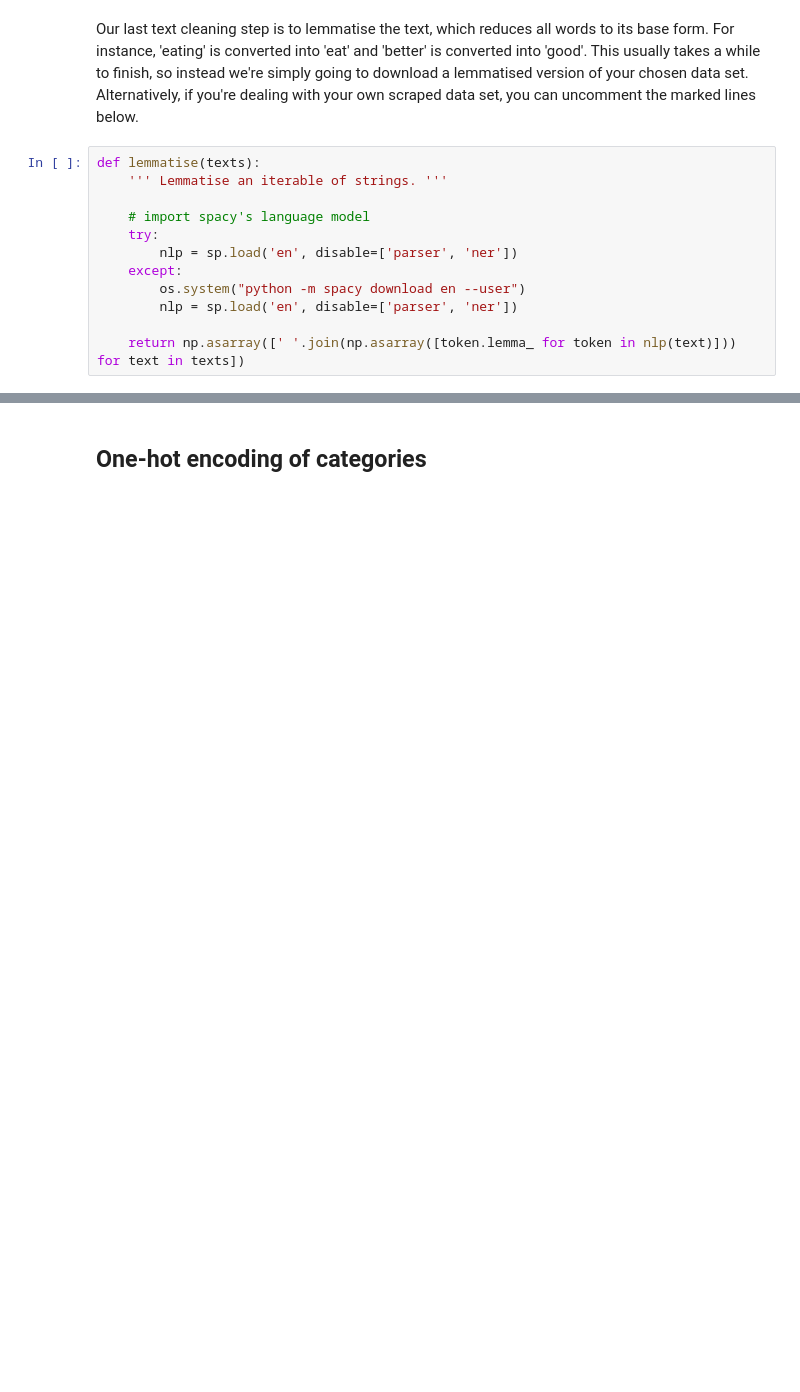
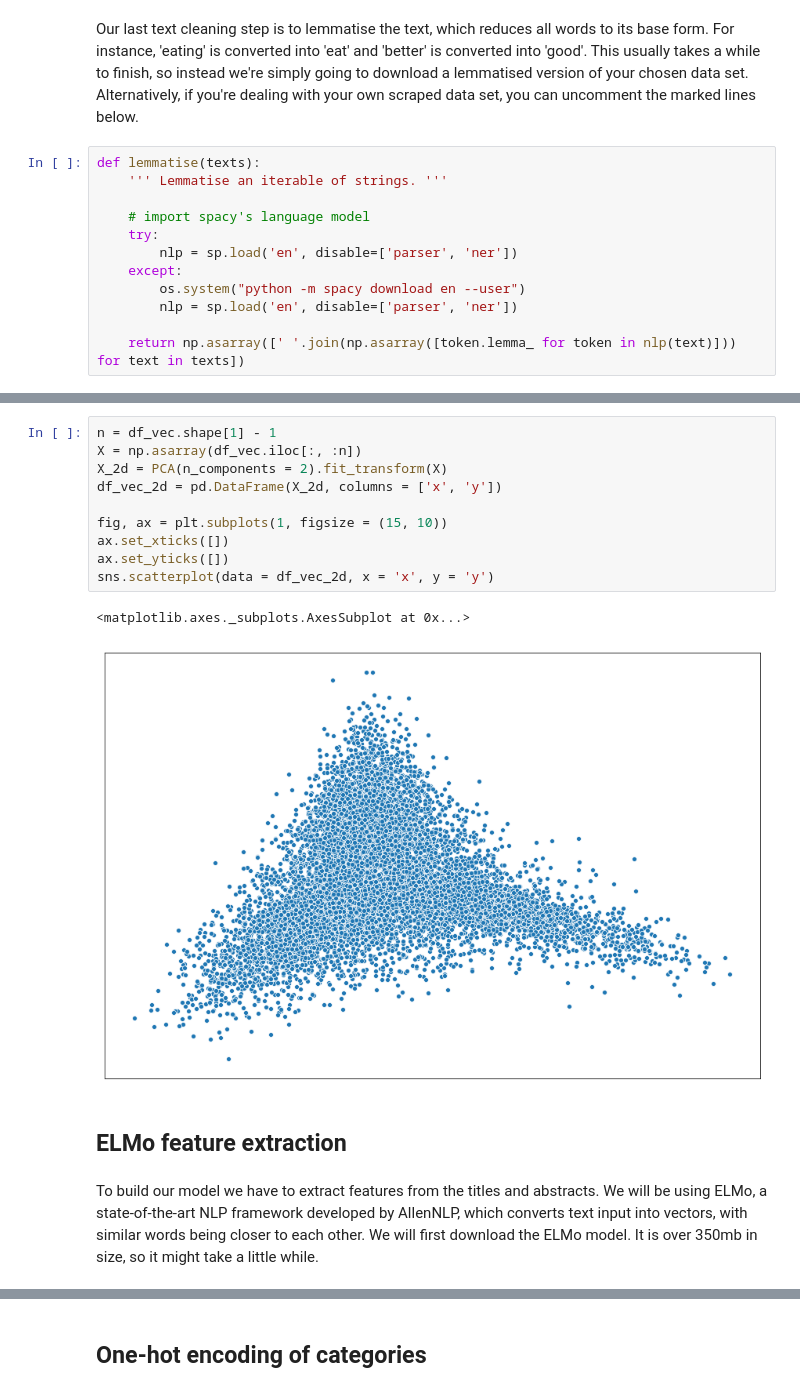
Before and after one commit to saattrupdan/scholarly, a Jupyter notebook: paper_classifier.ipynb, the cells around one changed output, grey strips where cells are left out. Drawn from its saved outputs; the diff is of its cells as text; blank space fills up the shorter version.

Commit message:
changed from series to arrays, and other small things

```diff
--- a/paper_classifier.ipynb
+++ b/paper_classifier.ipynb
@@ -200,0 +294,17 @@ Loaded lemmatised data from data/arxiv_sample_1000_clean.csv.
+# %%
+n = df_vec.shape[1] - 1
+X = np.asarray(df_vec.iloc[:, :n])
+X_2d = PCA(n_components = 2).fit_transform(X)
+df_vec_2d = pd.DataFrame(X_2d, columns = ['x', 'y'])
+
+fig, ax = plt.subplots(1, figsize = (15, 10))
+ax.set_xticks([])
+ax.set_yticks([])
+sns.scatterplot(data = df_vec_2d, x = 'x', y = 'y')
+# %% [output]
+<matplotlib.axes._subplots.AxesSubplot at 0x...>
+[figure, added]
+# %% [markdown]
+## ELMo feature extraction
+# %% [markdown]
+To build our model we have to extract features from the titles and abstracts. We will be using ELMo, a state-of-the-art NLP framework developed by AllenNLP, which converts text input into vectors, with similar words being closer to each other. We will first download the ELMo model. It is over 350mb in size, so it might take a little while.
```
Also changed, not shown: parts of 47 cells of this notebook, 4 other files.
